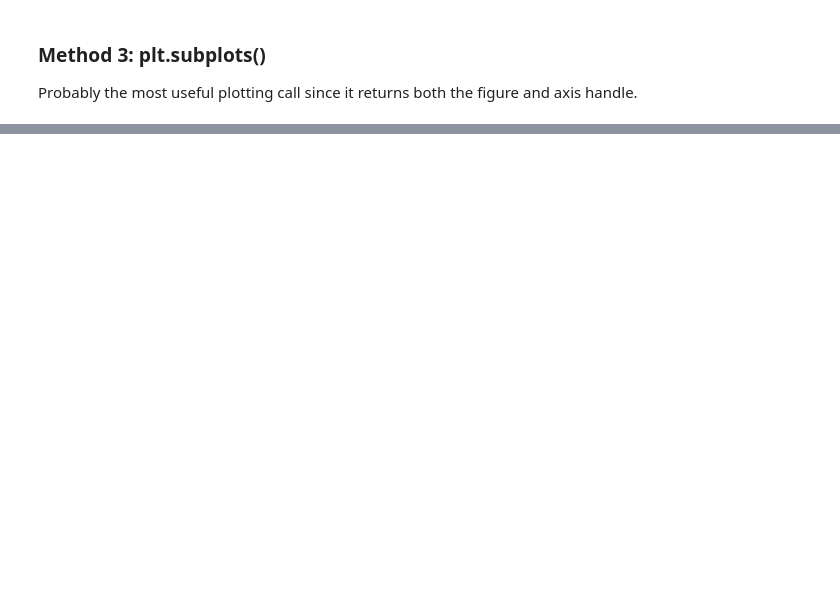
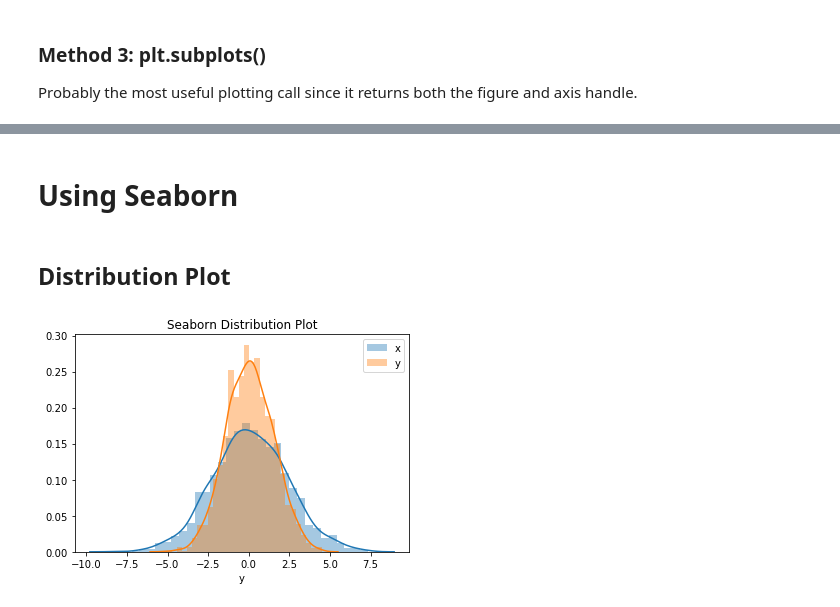
Before and after one commit to justinmklam/python-resources, a Jupyter notebook: [REF] Basic Plotting Examples.ipynb, the cells around one changed output, grey strips where cells are left out. Drawn from its saved outputs; the diff is of its cells as text; code cells hidden in the pictures; blank space fills up the shorter version.

```diff
--- a/[REF] Basic Plotting Examples.ipynb
+++ b/[REF] Basic Plotting Examples.ipynb
@@ -224,0 +167,2 @@ Populating the interactive namespace from numpy and matplotlib
+# %% [markdown]
+# Using Seaborn
@@ -224,0 +179,14 @@ Populating the interactive namespace from numpy and matplotlib
+# %% [markdown]
+## Distribution Plot
+# %%
+data = np.random.multivariate_normal([0, 0], [[5, 2], [2, 2]], size=2000)
+df = pd.DataFrame(data, columns=['x', 'y'])
+
+for col in 'xy':
+    sns.distplot(df[col])
+
+plt.title('Seaborn Distribution Plot')
+plt.legend(['x','y'])
+plt.show()
+# %% [output]
+[figure, added]
```
Also changed, not shown: parts of 20 cells of this notebook.
